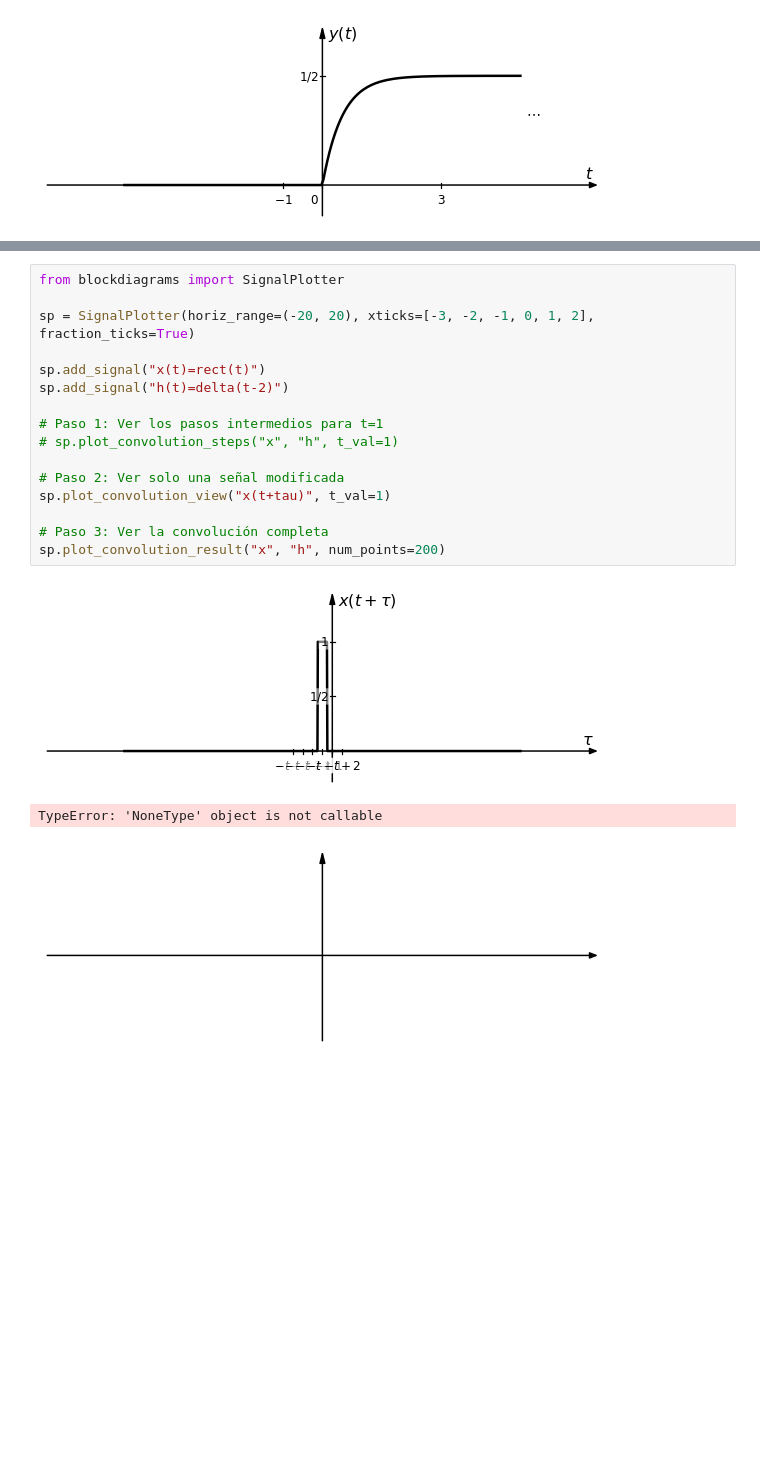
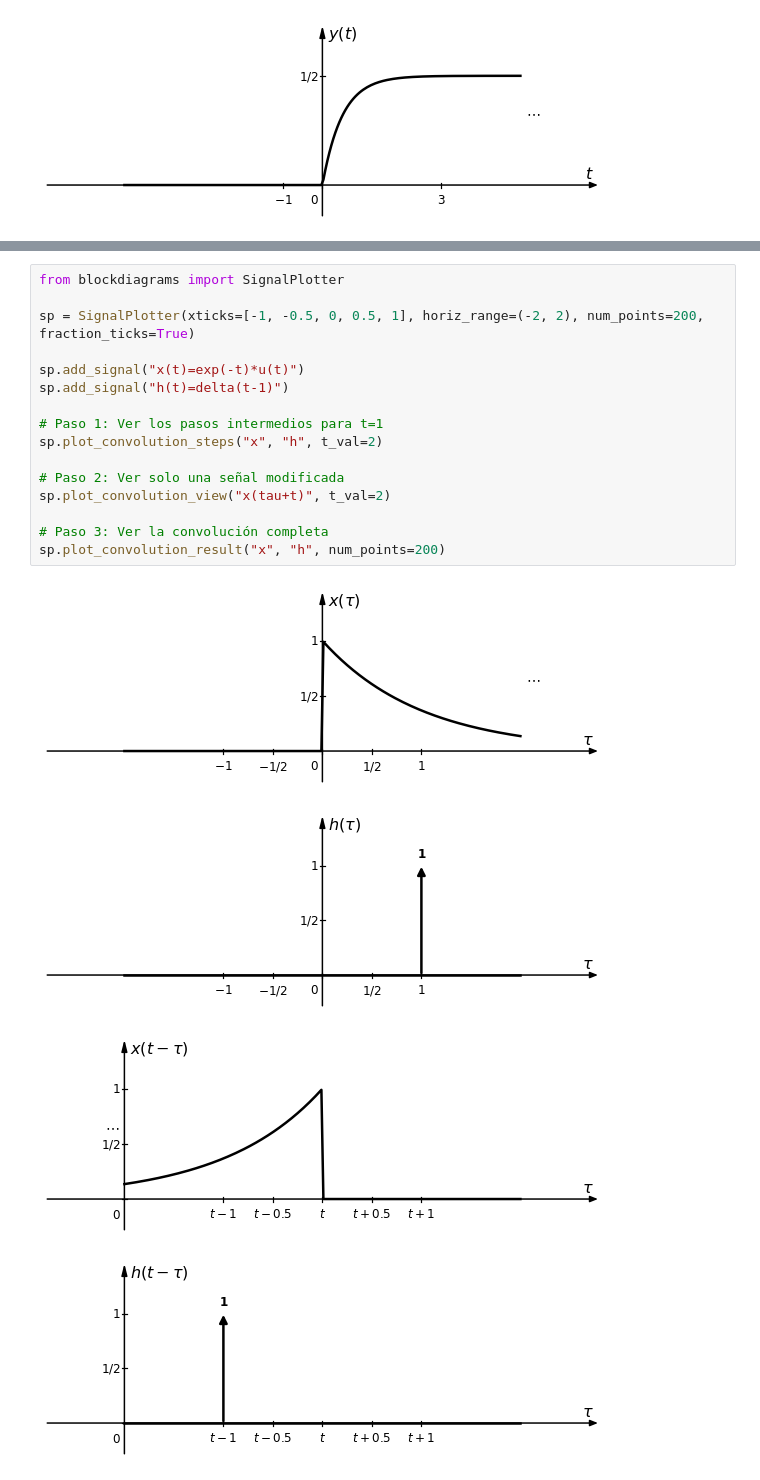
Before and after one commit to miguelmartfern/BlockDiagrams, a Jupyter notebook: docs/notebooks/signal_examples.ipynb, the cells around one changed output, grey strips where cells are left out. Cells and saved outputs as stored; diff of their text form; blank space fills up the shorter version.

Commit message:
Changes: * Convolution related methods: working with deltas.

```diff
--- a/docs/notebooks/signal_examples.ipynb
+++ b/docs/notebooks/signal_examples.ipynb
@@ -486,20 +486,21 @@ sp.plot_convolution_result("x", "h", num_points=200)
 # %%
 from blockdiagrams import SignalPlotter
 
-sp = SignalPlotter(horiz_range=(-20, 20), xticks=[-3, -2, -1, 0, 1, 2], fraction_ticks=True)
+sp = SignalPlotter(xticks=[-1, -0.5, 0, 0.5, 1], horiz_range=(-2, 2), num_points=200, fraction_ticks=True)
 
-sp.add_signal("x(t)=rect(t)")
-sp.add_signal("h(t)=delta(t-2)")
+sp.add_signal("x(t)=exp(-t)*u(t)")
+sp.add_signal("h(t)=delta(t-1)")
 
 # Paso 1: Ver los pasos intermedios para t=1
-# sp.plot_convolution_steps("x", "h", t_val=1)
+sp.plot_convolution_steps("x", "h", t_val=2)
 
 # Paso 2: Ver solo una señal modificada
-sp.plot_convolution_view("x(t+tau)", t_val=1)
+sp.plot_convolution_view("x(tau+t)", t_val=2)
 
 # Paso 3: Ver la convolución completa
 sp.plot_convolution_result("x", "h", num_points=200)
 # %% [output]
-[figure, old version]
+[figure, new version]
-TypeError: 'NoneType' object is not callable
-[figure, old version]
+[figure, new version]
+[figure, added]
+[figure, added]
```
Also changed, not shown: parts of 2 cells of this notebook, 1 other file.
